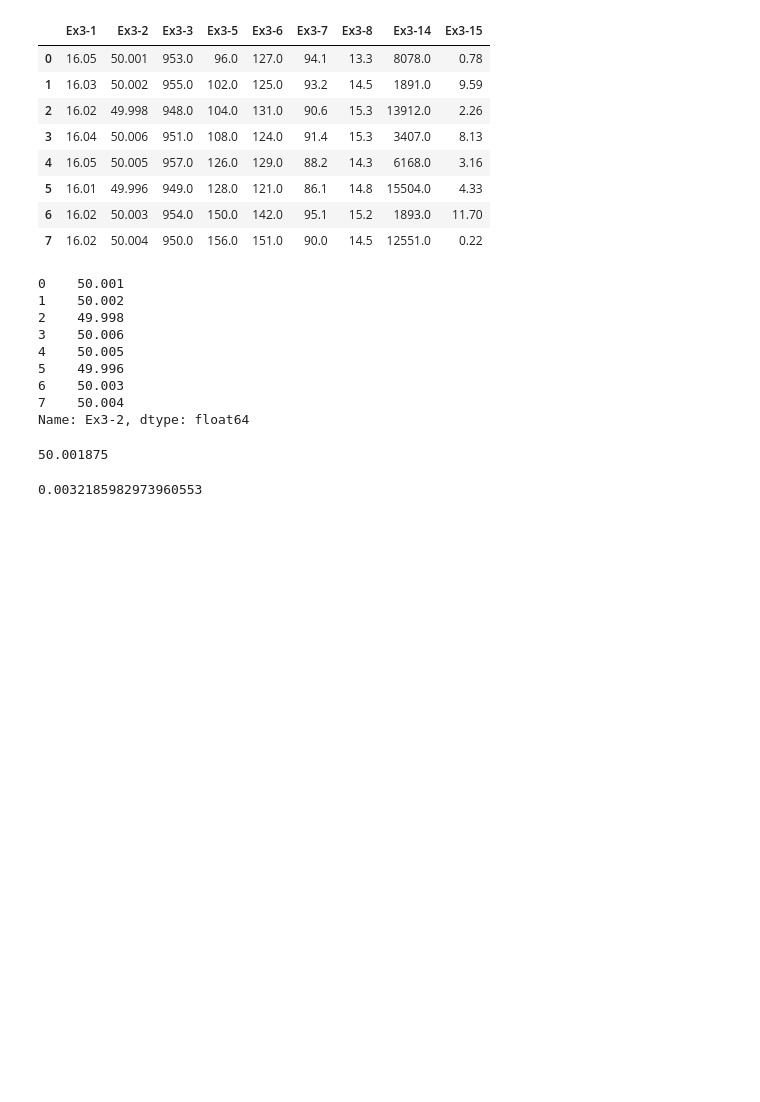
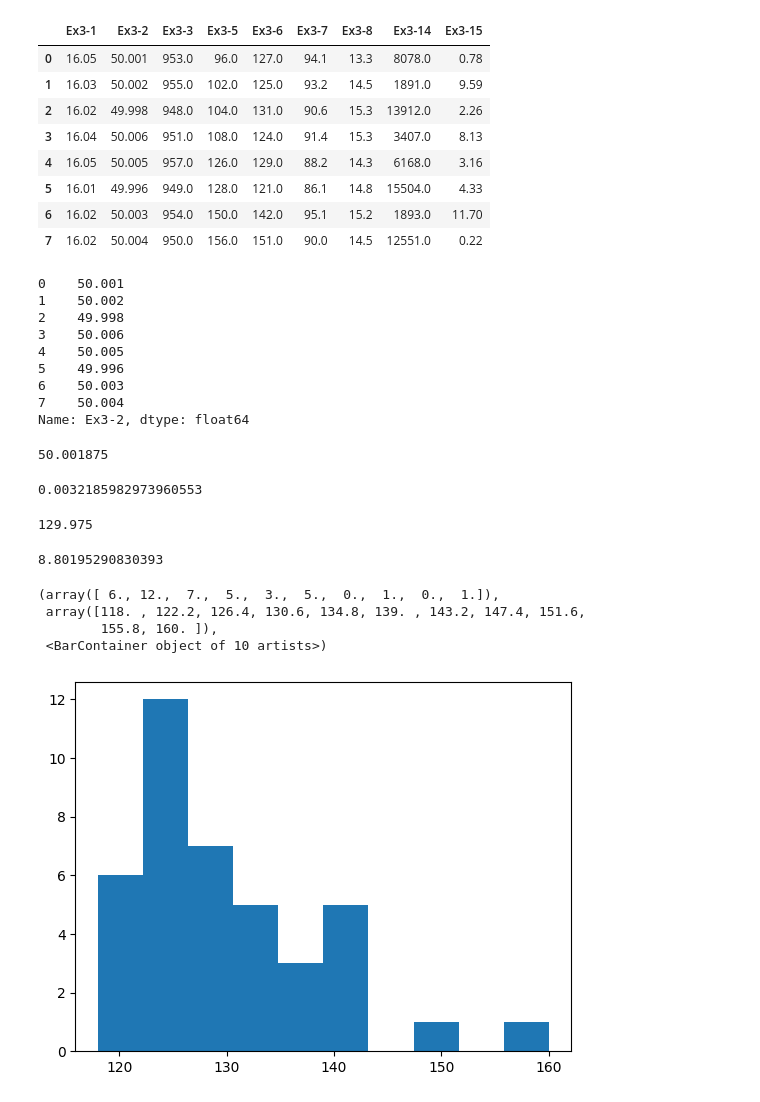
Before and after one commit to Jdjarrett3KSU/IMSE_541_Labs, a Jupyter notebook: IMSE_541_Lab1.ipynb, the cells around one changed output. Cells and saved outputs as stored; diff of their text form; code cells hidden in the pictures; blank space fills up the shorter version.

```diff
--- a/IMSE_541_Lab1.ipynb
+++ b/IMSE_541_Lab1.ipynb
@@ -45,0 +54,19 @@ np.std(x1)
+# %%
+y=data1["Ex3-6"]
+y.head(40)
+# %%
+np.mean(y)
+# %% [output]
+129.975
+# %%
+np.std(y)
+# %% [output]
+8.80195290830393
+# %%
+plt.hist(y)
+# %% [output]
+(array([ 6., 12.,  7.,  5.,  3.,  5.,  0.,  1.,  0.,  1.]),
+ array([118. , 122.2, 126.4, 130.6, 134.8, 139. , 143.2, 147.4, 151.6,
+        155.8, 160. ]),
+ <BarContainer object of 10 artists>)
+[figure, added]
```
Also changed, not shown: parts of 9 cells of this notebook.
